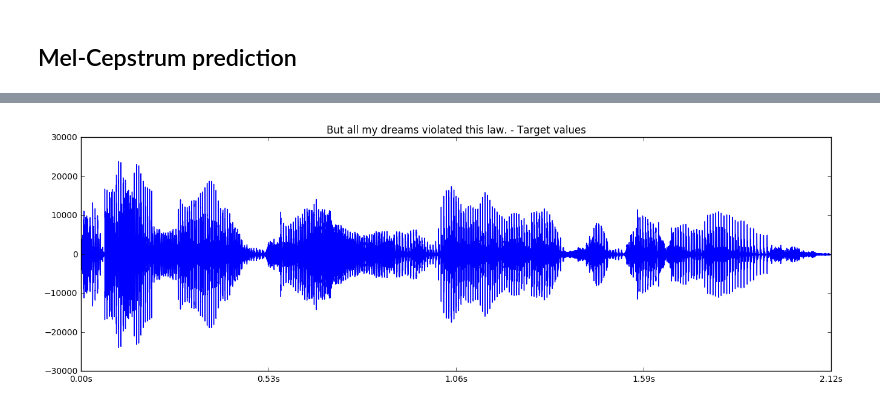
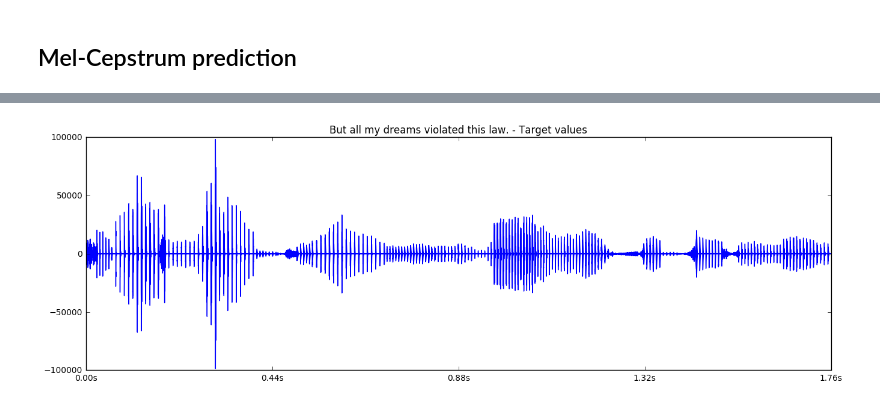
Before and after one commit to negedng/vitmav45-2016-Rhinos-public, a Jupyter notebook: Results.ipynb, the cells around one changed output, grey strips where cells are left out. Drawn from its saved outputs; the diff is of its cells as text; code cells hidden in the pictures.

```diff
--- a/Results.ipynb
+++ b/Results.ipynb
@@ -265,8 +336,8 @@ Audio(synthesized, rate=rate)
 # %%
-synthesized = generate_audio(pitch=test_data[:,215], mc=test_data[:,216:242])
+synthesized = generate_audio(pitch=test_data[:,215], mc=test_data[:,216:222])
 librosa.display.waveplot(synthesized, sr=rate)
 title("But all my dreams violated this law. - Target values")
 Audio(synthesized, rate=rate)
 # %% [output]
 [interactive output not drawn]
-[figure, old version]
+[figure, new version]
```
Also changed, not shown: parts of 26 cells of this notebook, 5 other files.
